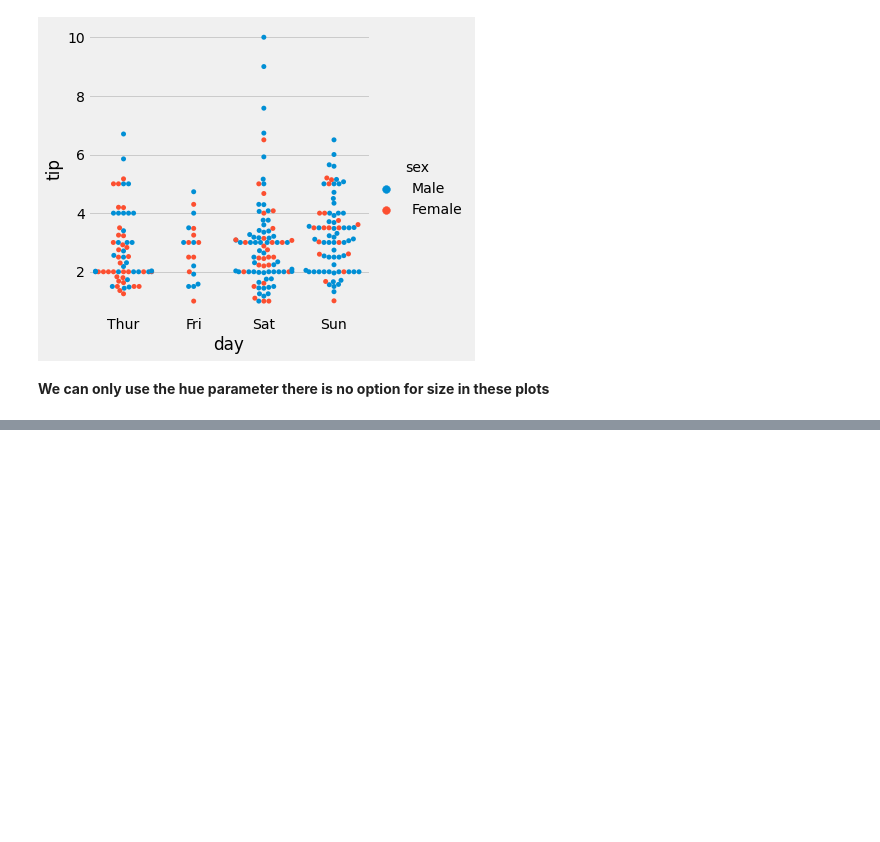
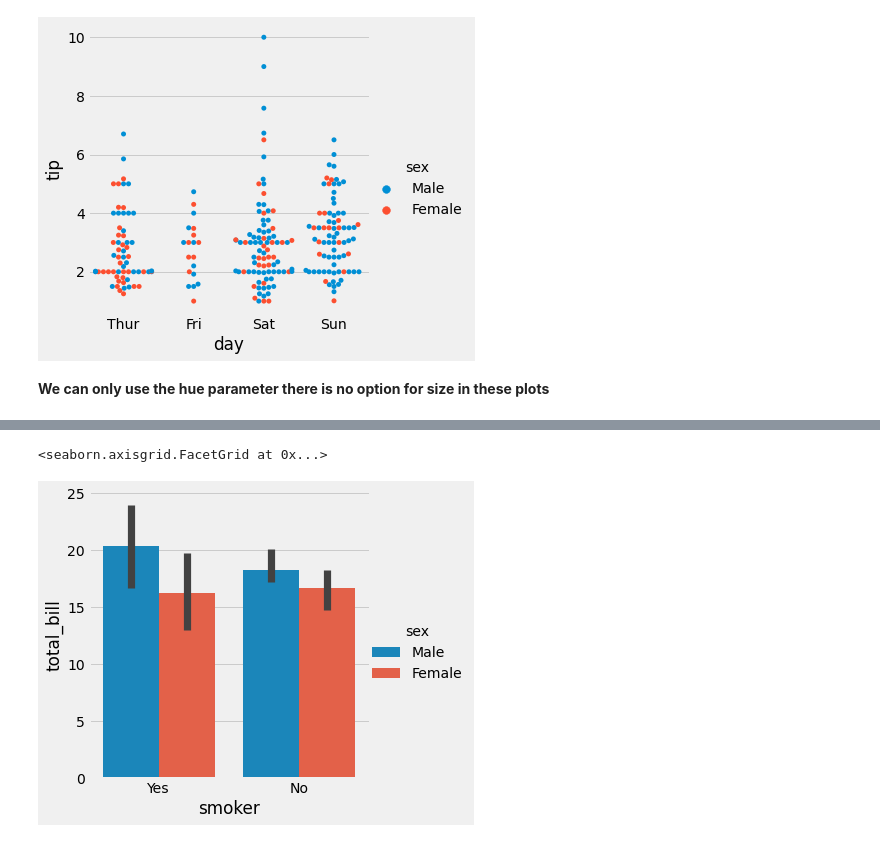
Before and after one commit to Hamza-Tahirr/Seaborn, a Jupyter notebook: Seaborn .ipynb, the cells around one changed output, grey strips where cells are left out. Saved outputs shown, nothing was run; the diff lists cells and outputs as text; code cells hidden in the pictures; blank space fills up the shorter version.

```diff
--- a/Seaborn .ipynb
+++ b/Seaborn .ipynb
@@ -201,0 +222,6 @@ sns.catplot(x='day',y='total_bill',hue='sex',kind='violin',split=True,data=tips)
+# %%
+#To find out the median,variance(var) or standard deviation(std),from this bar we have a parameter
+sns.catplot(x='smoker',y='total_bill',hue='sex', estimator=np.median,kind='bar',data=tips)
+# %% [output]
+<seaborn.axisgrid.FacetGrid at 0x...>
+[figure, added]
```
Also changed, not shown: parts of 63 cells of this notebook.
